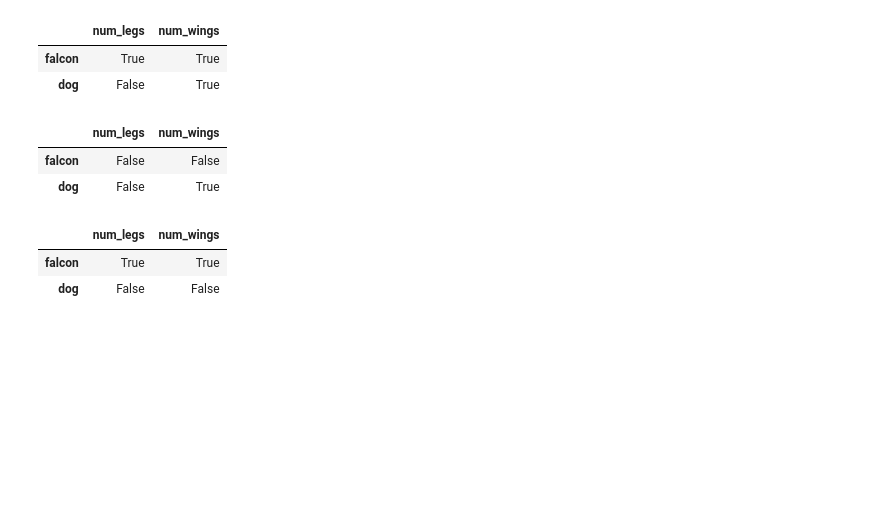
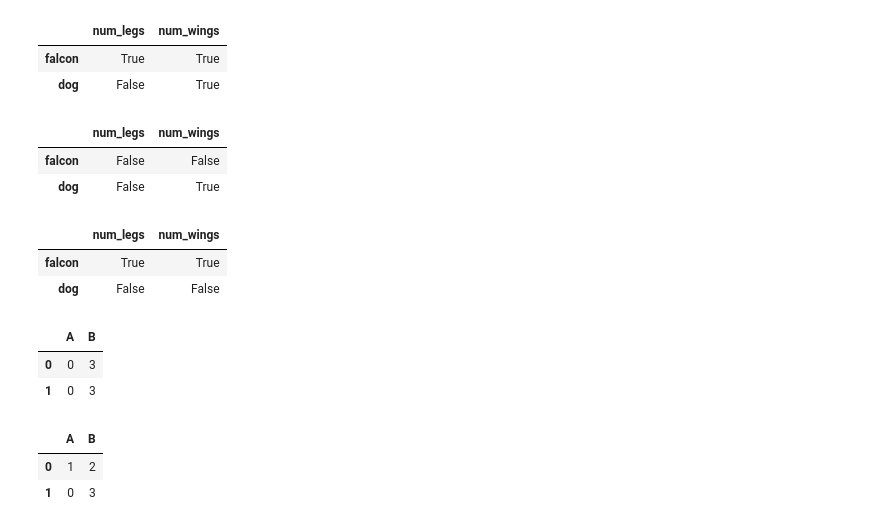
Before and after one commit to anneruhnke/no_show_analysis_update, a Jupyter notebook: no_show_analysis_update.ipynb, the cells around one changed output. Saved outputs shown, nothing was run; the diff lists cells and outputs as text; code cells hidden in the pictures; blank space fills up the shorter version.

Commit message:
Use combine function

```diff
--- a/no_show_analysis_update.ipynb
+++ b/no_show_analysis_update.ipynb
@@ -637,3 +673,22 @@ dfis.isin(other)
 |  | num_legs | num_wings |
 | falcon | True | True |
 | dog | False | False |
+# %%
+# Perform column-wise combine with another DataFrame
+
+df1 = pd.DataFrame({'A': [0, 0], 'B': [4, 4]})
+df2 = pd.DataFrame({'A': [1, 1], 'B': [3, 3]})
+take_smaller = lambda s1, s2: s1 if s1.sum() < s2.sum() else s2
+df1.combine(df2, take_smaller)
+# %% [output]
+|  | A | B |
+| 0 | 0 | 3 |
+| 1 | 0 | 3 |
+# %%
+df1 = pd.DataFrame({'A': [5, 0], 'B': [2, 4]})
+df2 = pd.DataFrame({'A': [1, 1], 'B': [3, 3]})
+df1.combine(df2, np.minimum)
+# %% [output]
+|  | A | B |
+| 0 | 1 | 2 |
+| 1 | 0 | 3 |
```
Also changed, not shown: parts of 5 cells of this notebook.
